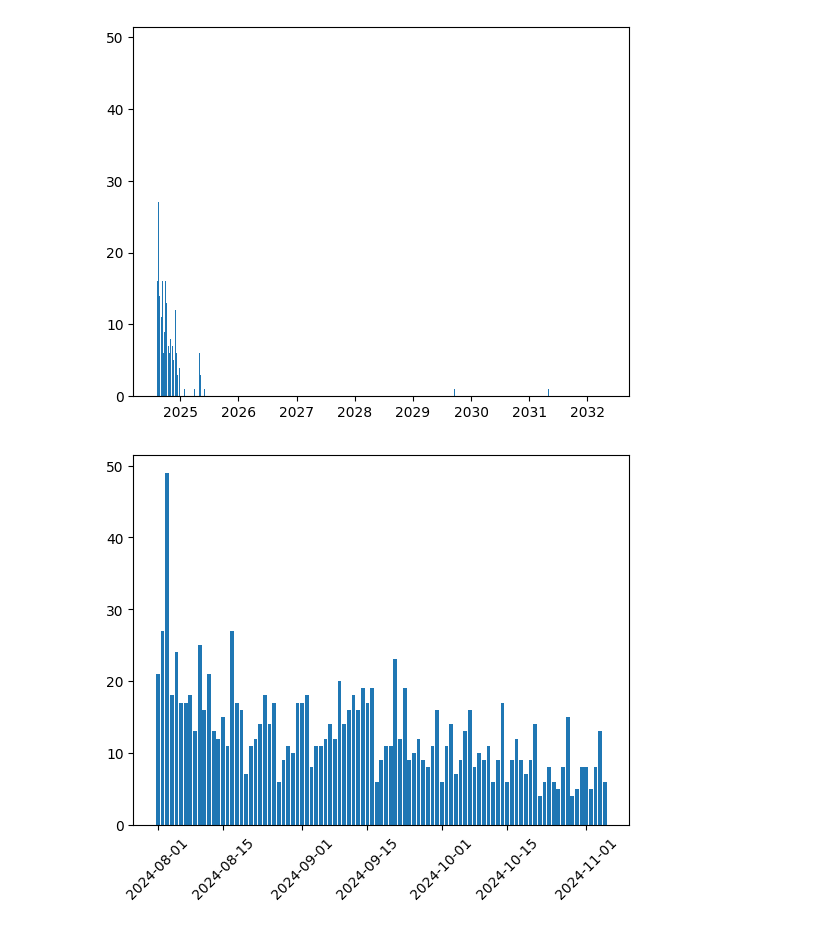
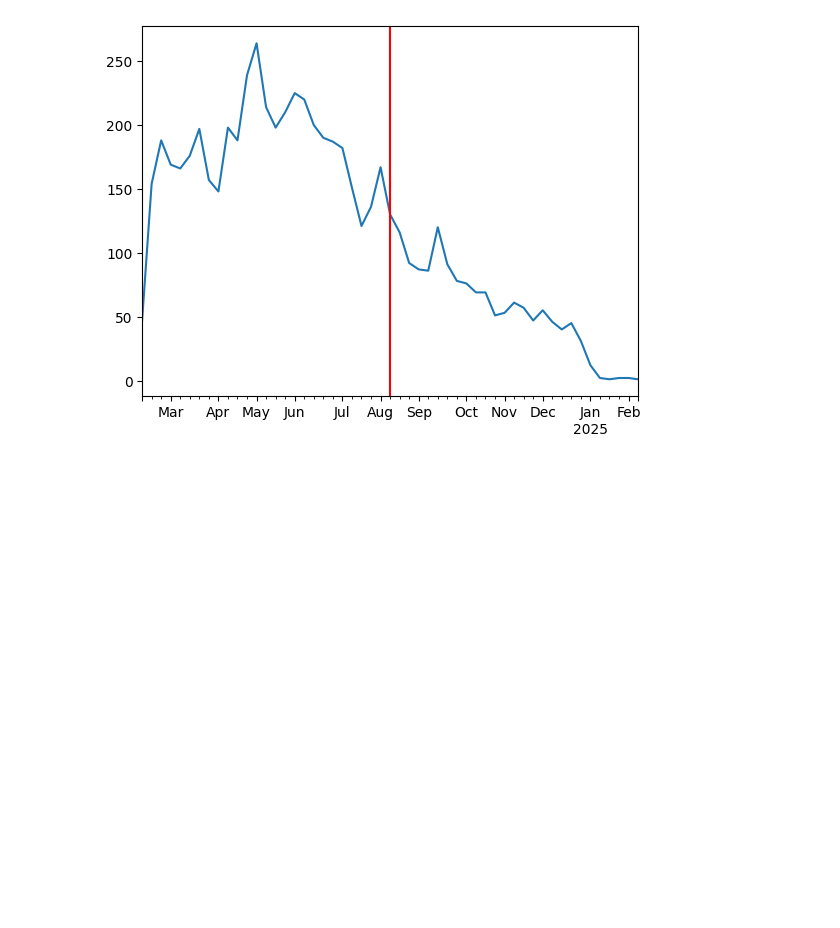
Before and after one commit to SocialChangeLab/media-impact-monitor, a Jupyter notebook: notebooks/2024-08-08-david-demodiff.ipynb, the cells around one changed output. Drawn from its saved outputs; the diff is of its cells as text; code cells hidden in the pictures; blank space fills up the shorter version.

Commit message:
chore(notebooks): demodiff date plot

```diff
--- a/notebooks/2024-08-08-david-demodiff.ipynb
+++ b/notebooks/2024-08-08-david-demodiff.ipynb
@@ -5,7 +5,8 @@ from datetime import date, timedelta
 res = get(
     "https://api.demodiff.de/entities",
     params=dict(
-        size=5000, start_date=(date.today() - timedelta(days=7)).strftime("%Y-%m-%d")
+        size=10_000,
+        start_date=(date.today() - timedelta(days=180)).strftime("%Y-%m-%d"),
     ),
 ).json()
 print(res["total"])
@@ -49,20 +52,17 @@ item
 # %%
 import pandas as pd
 import matplotlib.pyplot as plt
 
 ds = (
     pd.Series([pd.to_datetime(d["properties"]["startDate"][0]).date() for d in data])
     .value_counts()
     .sort_index()
 )
+ds = ds[ds.index < date.today() + timedelta(days=180)]
 ds = ds.reindex(pd.date_range(ds.index.min(), ds.index.max(), freq="D")).fillna(0)
-ds.index = ds.index.date
-plt.bar(ds.index, ds.values)
+ds_weekly = ds.resample("W").sum()
+ds_weekly.plot()
+plt.axvline(x=date.today(), color="r")
 plt.show()
-ds = ds[ds.index < (date.today() + timedelta(days=90))]
-plt.bar(ds.index, ds.values)
-plt.setp(plt.gca().xaxis.get_majorticklabels(), "rotation", 45)
-plt.show()
 # %% [output]
-[figure, old version]
+[figure, new version]
-[figure, removed]
```
Also changed, not shown: parts of 2 cells of this notebook.
